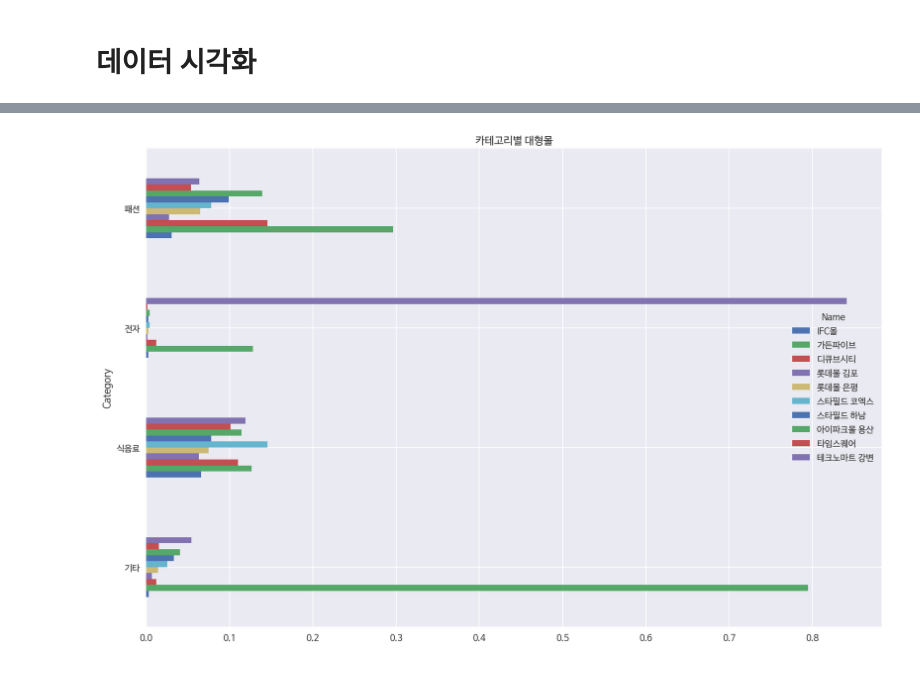
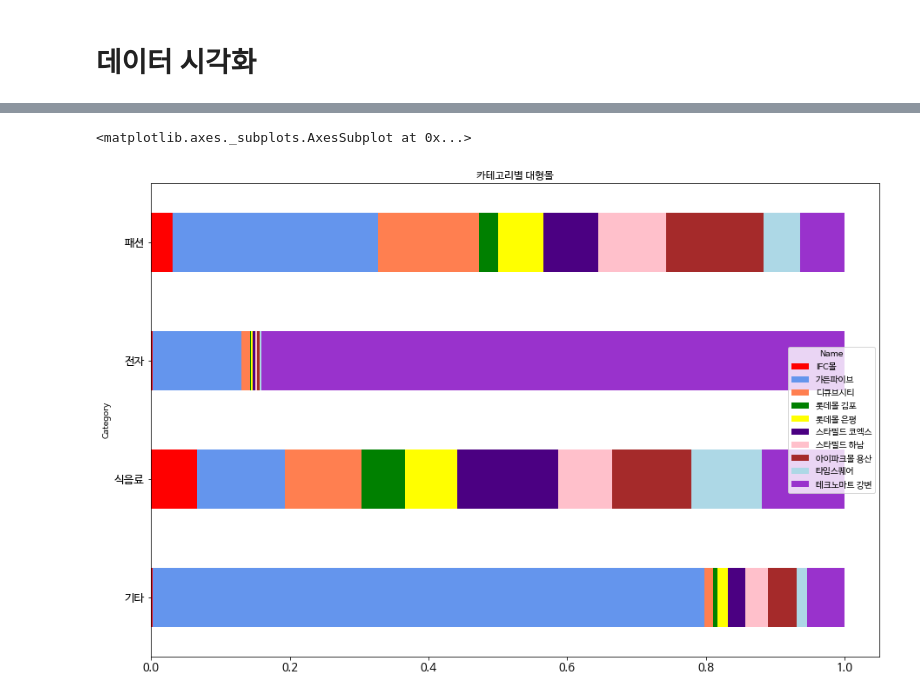
Before and after one commit to YoonkyungKim/multiplex, a Jupyter notebook: shopping_category_frequncy.ipynb, the cells around one changed output, grey strips where cells are left out. Drawn from its saved outputs; the diff is of its cells as text; code cells hidden in the pictures.

```diff
--- a/shopping_category_frequncy.ipynb
+++ b/shopping_category_frequncy.ipynb
@@ -121,7 +144,9 @@ result_df.plot.bar()
 # %%
 # result_df.plot.bar(title="Titanic")           # 특정kwargs O, X
-ax = result_df.plot(kind="barh", title="카테고리별 대형몰")
-
+ax = result_df.plot(kind="barh", title="카테고리별 대형몰", stacked=True,color=["red", "cornflowerblue","coral","green","yellow","indigo","pink","brown","lightblue","darkorchid"])
+ax
 # DataFrame. plot ( option )
+# import seaborn as sns
 # %% [output]
+<matplotlib.axes._subplots.AxesSubplot at 0x...>
-[figure, old version]
+[figure, new version]
```
Also changed, not shown: parts of 26 cells of this notebook, 1 other file.
